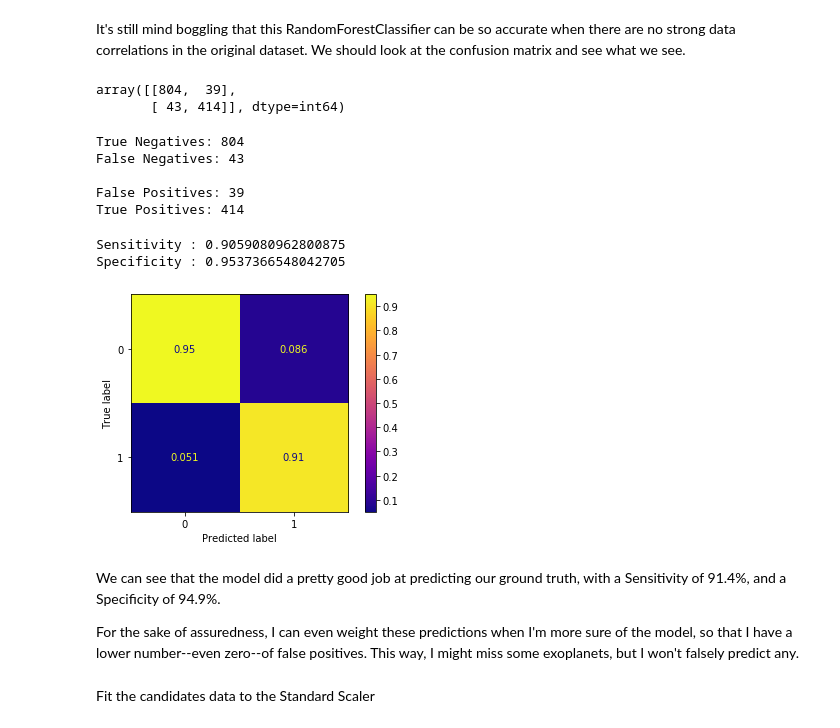
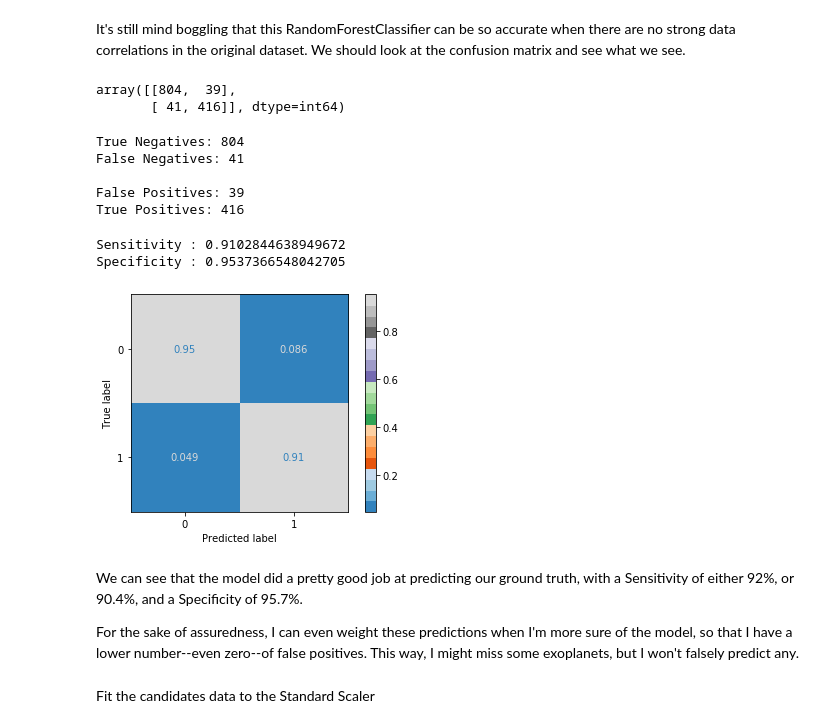
Before and after one commit to MattPat1981/exoplanet_alpha_models, a Jupyter notebook: code/KOI_EDA.ipynb, the cells around one changed output. Drawn from its saved outputs; the diff is of its cells as text; code cells hidden in the pictures.

Commit message:
pushing 3 overlapping models

```diff
--- a/code/KOI_EDA.ipynb
+++ b/code/KOI_EDA.ipynb
@@ -159,0 +266,2 @@ There are still no strong correlations showing here. Can we throw these in a mod
+# %%
+df = df.drop(columns='koi_tce_plnt_num')
@@ -186,7 +507,7 @@ metrics.confusion_matrix(y_val, y_pred,
                          normalize=None)
 # %% [output]
 array([[804,  39],
-       [ 43, 414]], dtype=int64)
+       [ 41, 416]], dtype=int64)
 # %%
 # This code improved from Matt Brems lesson in General Assembly
 tn, fp, fn, tp = metrics.confusion_matrix(y_val, y_pred).ravel()
@@ -197,24 +518,24 @@ print("False Positives: " + str(fp))
 print("True Positives: " + str(tp))
 # %% [output]
 True Negatives: 804
-False Negatives: 43
+False Negatives: 41
 
 False Positives: 39
-True Positives: 414
+True Positives: 416
 # %%
 sensitivity = tp / (tp+fn)
 print(f'Sensitivity : {sensitivity}')
 specificity = tn / (tn+fp)
 print(f'Specificity : {specificity}')
 # %% [output]
-Sensitivity : 0.9059080962800875
+Sensitivity : 0.9102844638949672
 Specificity : 0.9537366548042705
 # %%
-plot_confusion_matrix(rf, X_val_sc, y_val, normalize='pred', cmap='plasma');
+plot_confusion_matrix(rf, X_val_sc, y_val, normalize='pred', cmap='tab20c');
 # %% [output]
-[figure, old version]
+[figure, new version]
 # %% [markdown]
-We can see that the model did a pretty good job at predicting our ground truth, with a Sensitivity of 91.4%, and a Specificity of 94.9%.
+We can see that the model did a pretty good job at predicting our ground truth, with a Sensitivity of either 92%, or 90.4%, and a Specificity of 95.7%.
 
 For the sake of assuredness, I can even weight these predictions when I'm more sure of the model, so that I have a lower number--even zero--of false positives. This way, I might miss some exoplanets, but I won't falsely predict any.
 # %%
```
Also changed, not shown: parts of 82 cells of this notebook, 2 other files.
